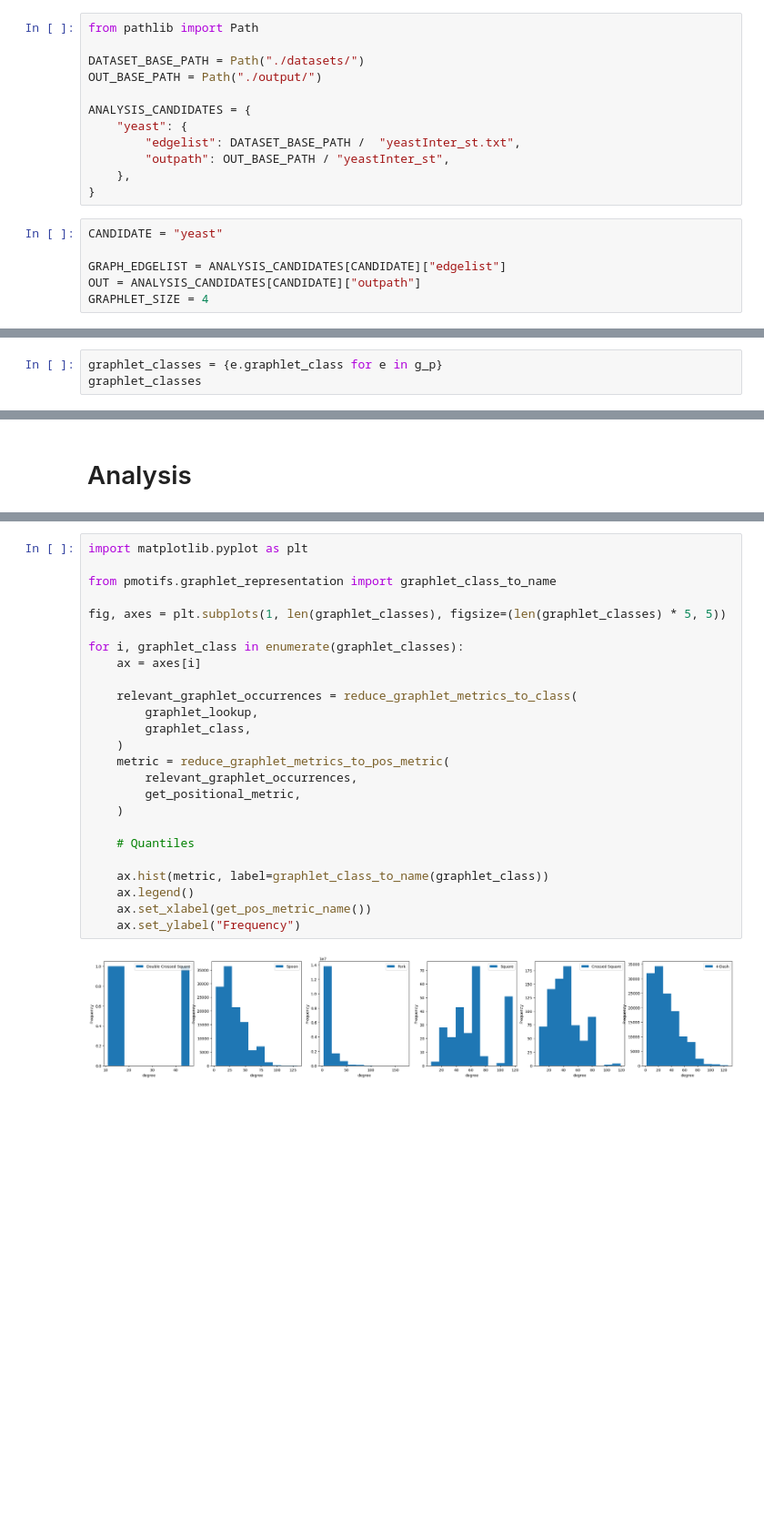
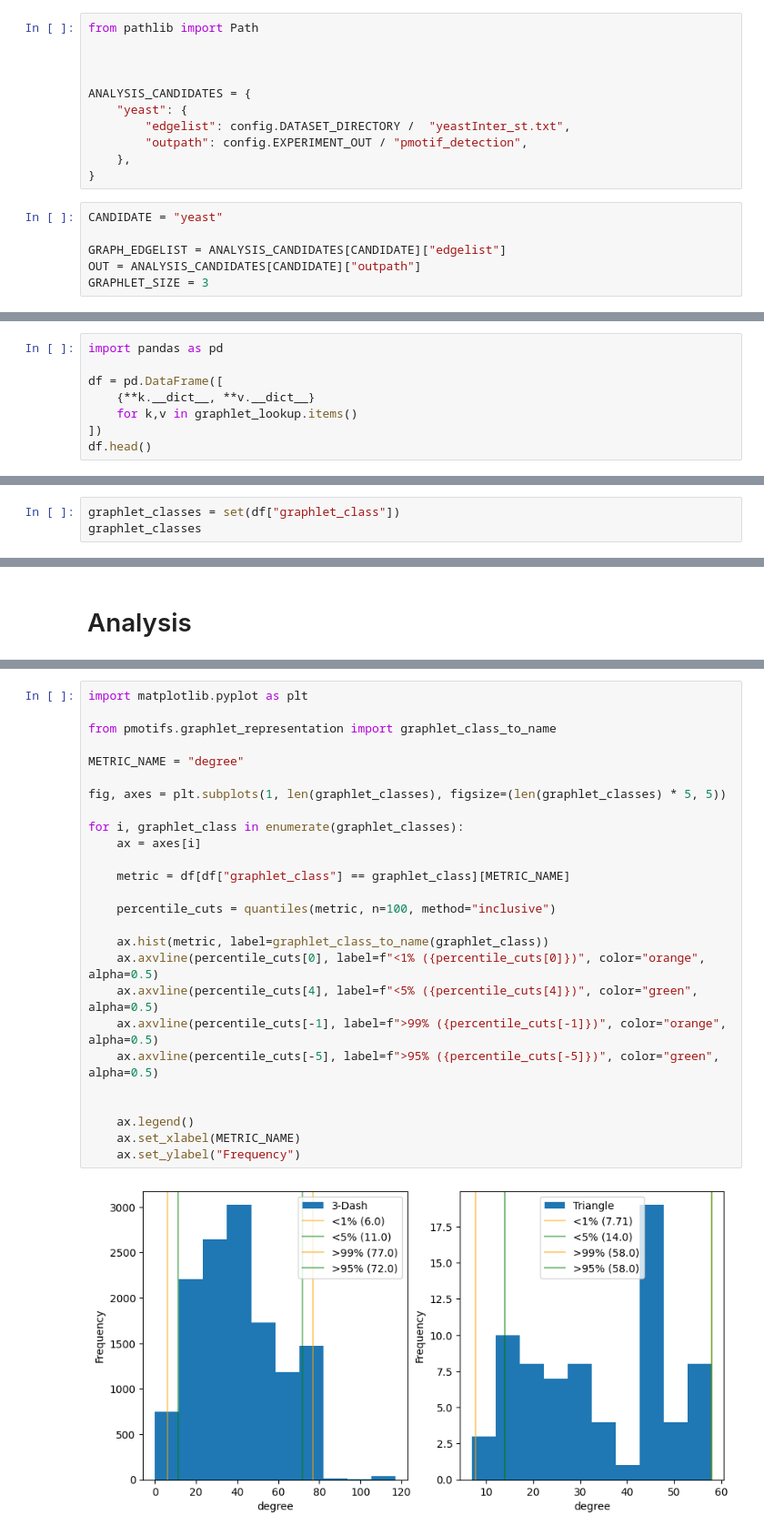
Before and after one commit to DILiS-lab/pmotif_lib, a Jupyter notebook: notebooks/Interfaces/Local Scope - Which graphlet occurrence more prevalent than others?.ipynb, the cells around one changed output, grey strips where cells are left out. Shown: that part at 91% size. Saved outputs shown, nothing was run; the diff lists cells and outputs as text; blank space fills up the shorter version.

Commit message:
Add Local Scope Analysis for Graphlet Occurrences

```diff
--- a/notebooks/Interfaces/Local Scope - Which graphlet occurrence more prevalent than others?.ipynb
+++ b/notebooks/Interfaces/Local Scope - Which graphlet occurrence more prevalent than others?.ipynb
@@ -9,13 +3,12 @@ pwd
 # %%
 from pathlib import Path
 
-DATASET_BASE_PATH = Path("./datasets/")
-OUT_BASE_PATH = Path("./output/")
+
 
 ANALYSIS_CANDIDATES = {
     "yeast": {
-        "edgelist": DATASET_BASE_PATH /  "yeastInter_st.txt",
-        "outpath": OUT_BASE_PATH / "yeastInter_st",
+        "edgelist": config.DATASET_DIRECTORY /  "yeastInter_st.txt",
+        "outpath": config.EXPERIMENT_OUT / "pmotif_detection",
     },
 }
 # %%
@@ -23,7 +16,7 @@ CANDIDATE = "yeast"
 
 GRAPH_EDGELIST = ANALYSIS_CANDIDATES[CANDIDATE]["edgelist"]
 OUT = ANALYSIS_CANDIDATES[CANDIDATE]["outpath"]
-GRAPHLET_SIZE = 4
+GRAPHLET_SIZE = 3
 # %%
 # Retrieve Graphlets and their metrics
 from pmotifs.PMotifGraph import PMotifGraph
@@ -49,0 +32,8 @@ graphlet_frequencies
+# %%
+import pandas as pd
+
+df = pd.DataFrame([
+    {**k.__dict__, **v.__dict__}
+    for k,v in graphlet_lookup.items()
+])
+df.head()
@@ -50,4 +47,4 @@ graphlet_frequencies
 # %%
-graphlet_classes = {e.graphlet_class for e in g_p}
+graphlet_classes = set(df["graphlet_class"])
 graphlet_classes
 # %% [output]
@@ -85,27 +68,28 @@ def reduce_graphlet_metrics_to_pos_metric(graphlet_metrics, metric_callback):
 # %%
 import matplotlib.pyplot as plt
 
 from pmotifs.graphlet_representation import graphlet_class_to_name
+
+METRIC_NAME = "degree"
 
 fig, axes = plt.subplots(1, len(graphlet_classes), figsize=(len(graphlet_classes) * 5, 5))
 
 for i, graphlet_class in enumerate(graphlet_classes):
     ax = axes[i]
 
-    relevant_graphlet_occurrences = reduce_graphlet_metrics_to_class(
-        graphlet_lookup,
-        graphlet_class,
-    )
-    metric = reduce_graphlet_metrics_to_pos_metric(
-        relevant_graphlet_occurrences,
-        get_positional_metric,
-    )
+    metric = df[df["graphlet_class"] == graphlet_class][METRIC_NAME]
 
-    # Quantiles
+    percentile_cuts = quantiles(metric, n=100, method="inclusive")
 
     ax.hist(metric, label=graphlet_class_to_name(graphlet_class))
+    ax.axvline(percentile_cuts[0], label=f"<1% ({percentile_cuts[0]})", color="orange", alpha=0.5)
+    ax.axvline(percentile_cuts[4], label=f"<5% ({percentile_cuts[4]})", color="green", alpha=0.5)
+    ax.axvline(percentile_cuts[-1], label=f">99% ({percentile_cuts[-1]})", color="orange", alpha=0.5)
+    ax.axvline(percentile_cuts[-5], label=f">95% ({percentile_cuts[-5]})", color="green", alpha=0.5)
+
+
     ax.legend()
-    ax.set_xlabel(get_pos_metric_name())
+    ax.set_xlabel(METRIC_NAME)
     ax.set_ylabel("Frequency")
 # %% [output]
-[figure, old version]
+[figure, new version]
```
Also changed, not shown: parts of 21 cells of this notebook.
